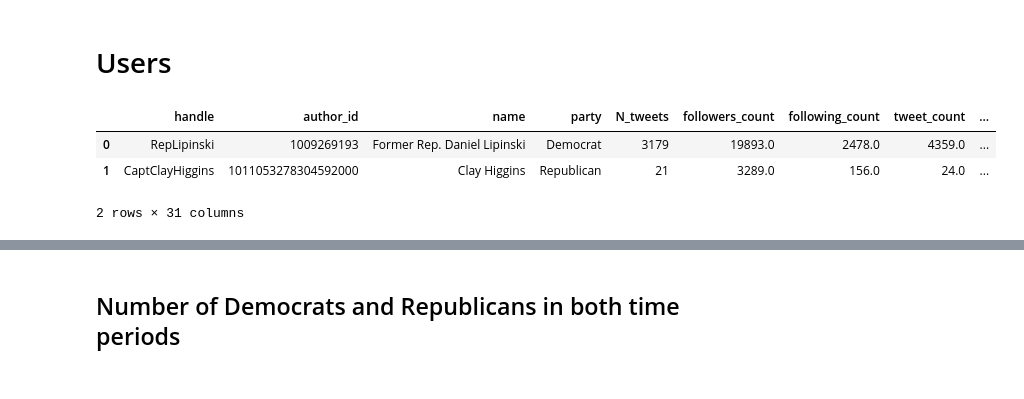
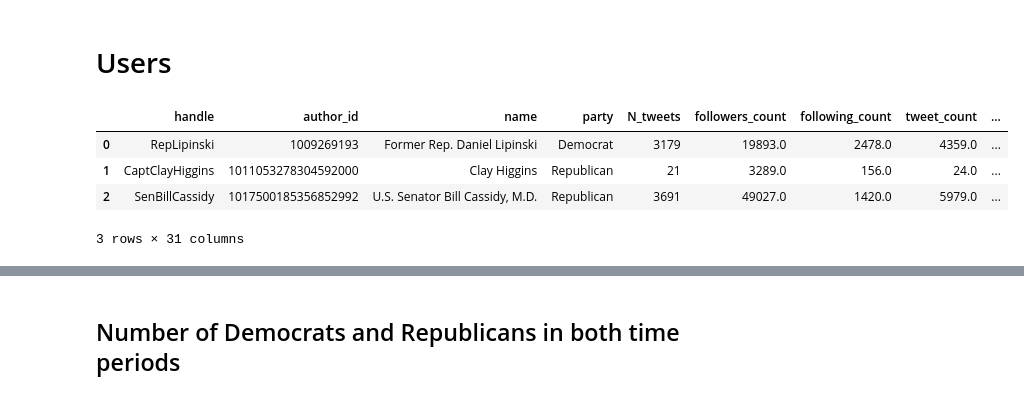
Before and after one commit to JanaLasser/new-ontology-of-truth, a Jupyter notebook: code/analysis/descriptive_dataset_statistics.ipynb, the cells around one changed output, grey strips where cells are left out. Saved outputs shown, nothing was run; the diff lists cells and outputs as text; code cells hidden in the pictures.

```diff
--- a/code/analysis/descriptive_dataset_statistics.ipynb
+++ b/code/analysis/descriptive_dataset_statistics.ipynb
@@ -19,10 +83,11 @@ indgrey = "#696969"
 # %%
 src = "../../data/users"
 fname = "US_politician_accounts_2010-11-06_to_2022-03-16.csv"
-users = pd.read_csv(join(src, fname), dtype={"author_id":str})
-users.head(2)
+users = pd.read_csv(Path(src, fname), dtype={"author_id":str})
+users.head(3)
 # %% [output]
 |  | handle | author_id | name | party | N_tweets | followers_count | following_count | tweet_count | ... |
 | 0 | RepLipinski | 1009269193 | Former Rep. Daniel Lipinski | Democrat | 3179 | 19893.0 | 2478.0 | 4359.0 | ... |
 | 1 | CaptClayHiggins | 1011053278304592000 | Clay Higgins | Republican | 21 | 3289.0 | 156.0 | 24.0 | ... |
+| 2 | SenBillCassidy | 1017500185356852992 | U.S. Senator Bill Cassidy, M.D. | Republican | 3691 | 49027.0 | 1420.0 | 5979.0 | ... |
-2 rows × 31 columns
+3 rows × 31 columns
```
Also changed, not shown: parts of 54 cells of this notebook, 1 other file.
